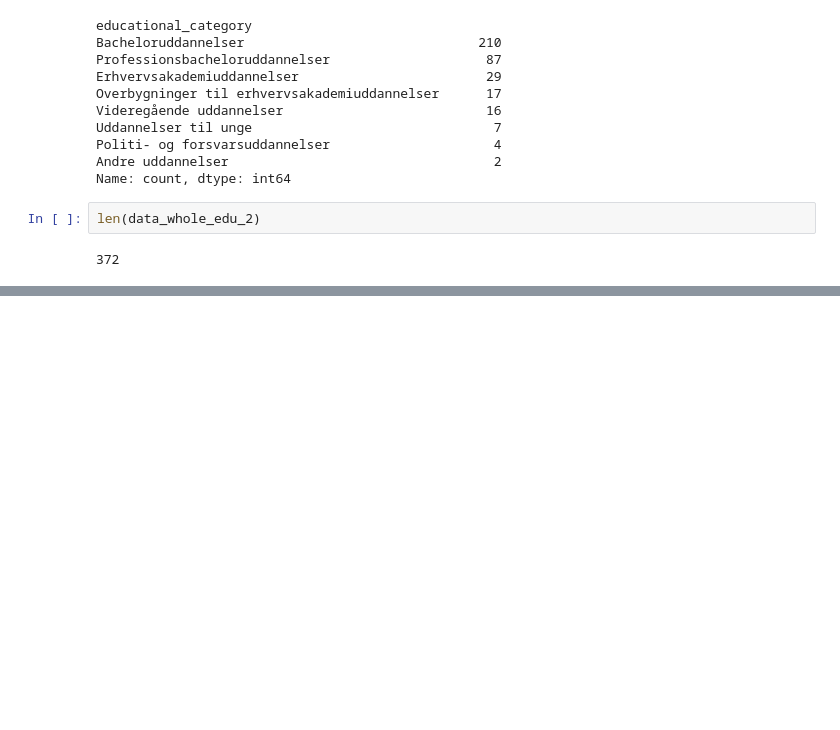
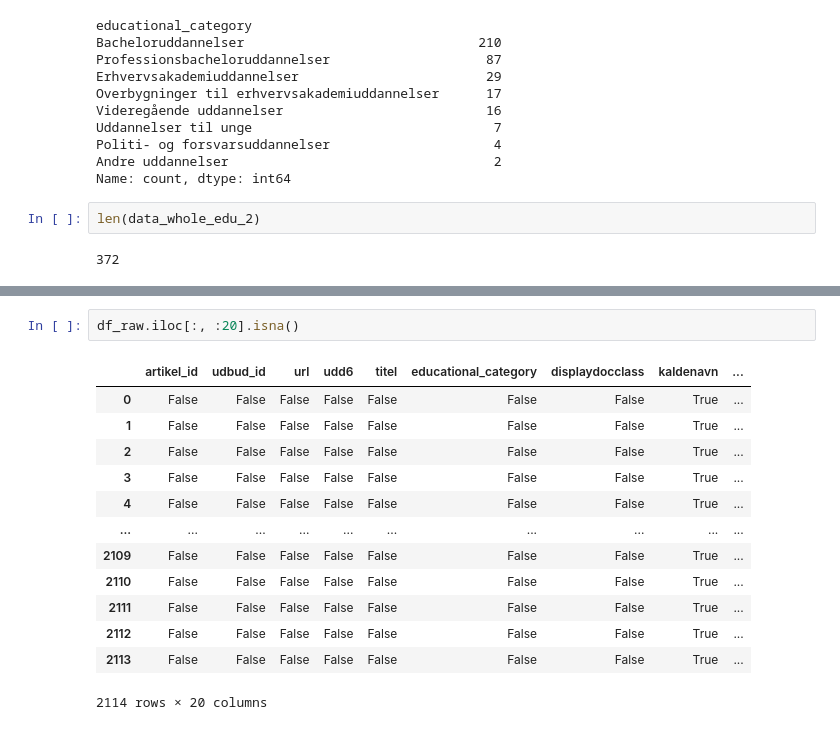
Before and after one commit to simon-mellergaard/datavis, a Jupyter notebook: Experiments/new_data_exp.ipynb, the cells around one changed output, grey strips where cells are left out. Saved outputs shown, nothing was run; the diff lists cells and outputs as text; blank space fills up the shorter version.

```diff
--- a/Experiments/new_data_exp.ipynb
+++ b/Experiments/new_data_exp.ipynb
@@ -115,0 +135,16 @@ len(data_whole_edu_2)
+# %%
+df_raw.iloc[:, :20].isna()
+# %% [output]
+|  | artikel_id | udbud_id | url | udd6 | titel | educational_category | displaydocclass | kaldenavn | ... |
+| 0 | False | False | False | False | False | False | False | True | ... |
+| 1 | False | False | False | False | False | False | False | True | ... |
+| 2 | False | False | False | False | False | False | False | True | ... |
+| 3 | False | False | False | False | False | False | False | True | ... |
+| 4 | False | False | False | False | False | False | False | True | ... |
+| ... | ... | ... | ... | ... | ... | ... | ... | ... | ... |
+| 2109 | False | False | False | False | False | False | False | True | ... |
+| 2110 | False | False | False | False | False | False | False | True | ... |
+| 2111 | False | False | False | False | False | False | False | True | ... |
+| 2112 | False | False | False | False | False | False | False | True | ... |
+| 2113 | False | False | False | False | False | False | False | True | ... |
+2114 rows × 20 columns
```
Also changed, not shown: parts of 1 cell of this notebook.
